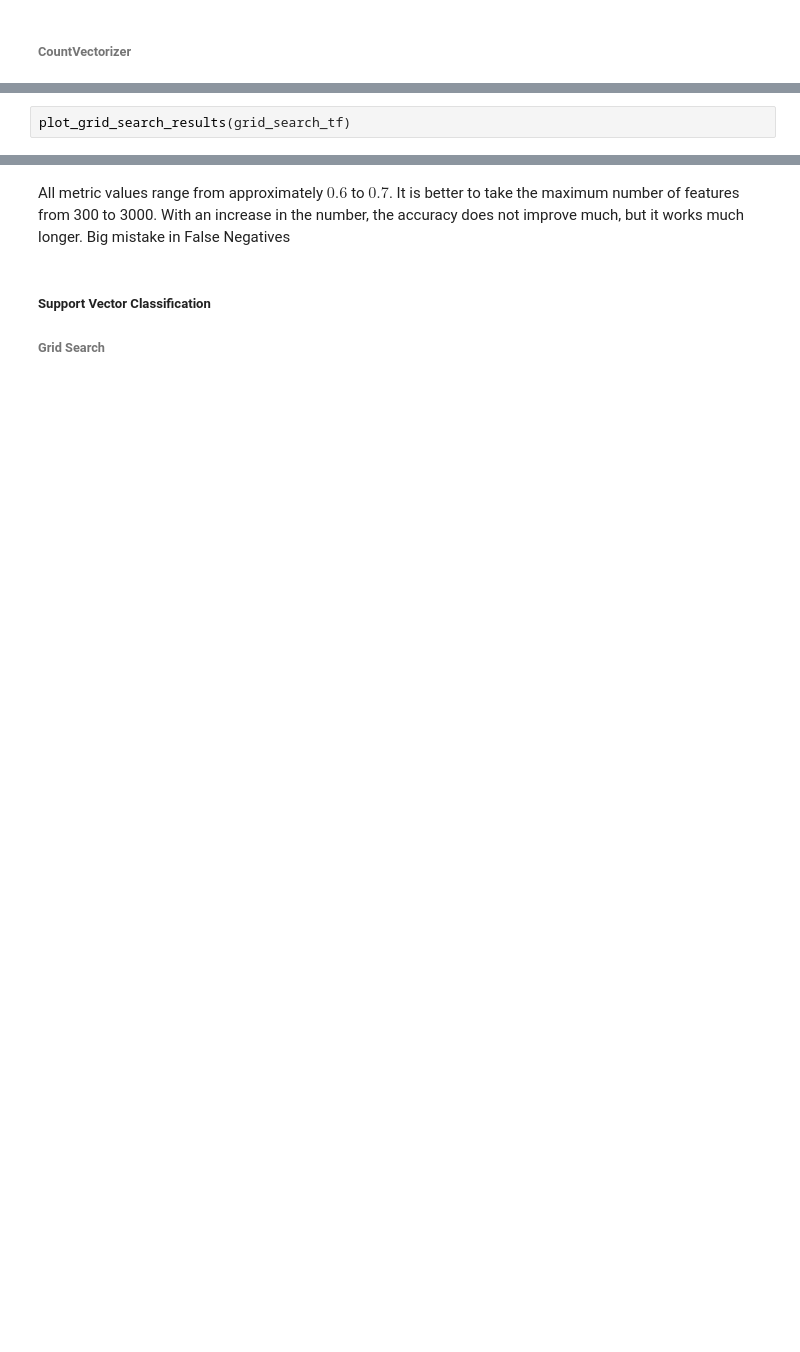
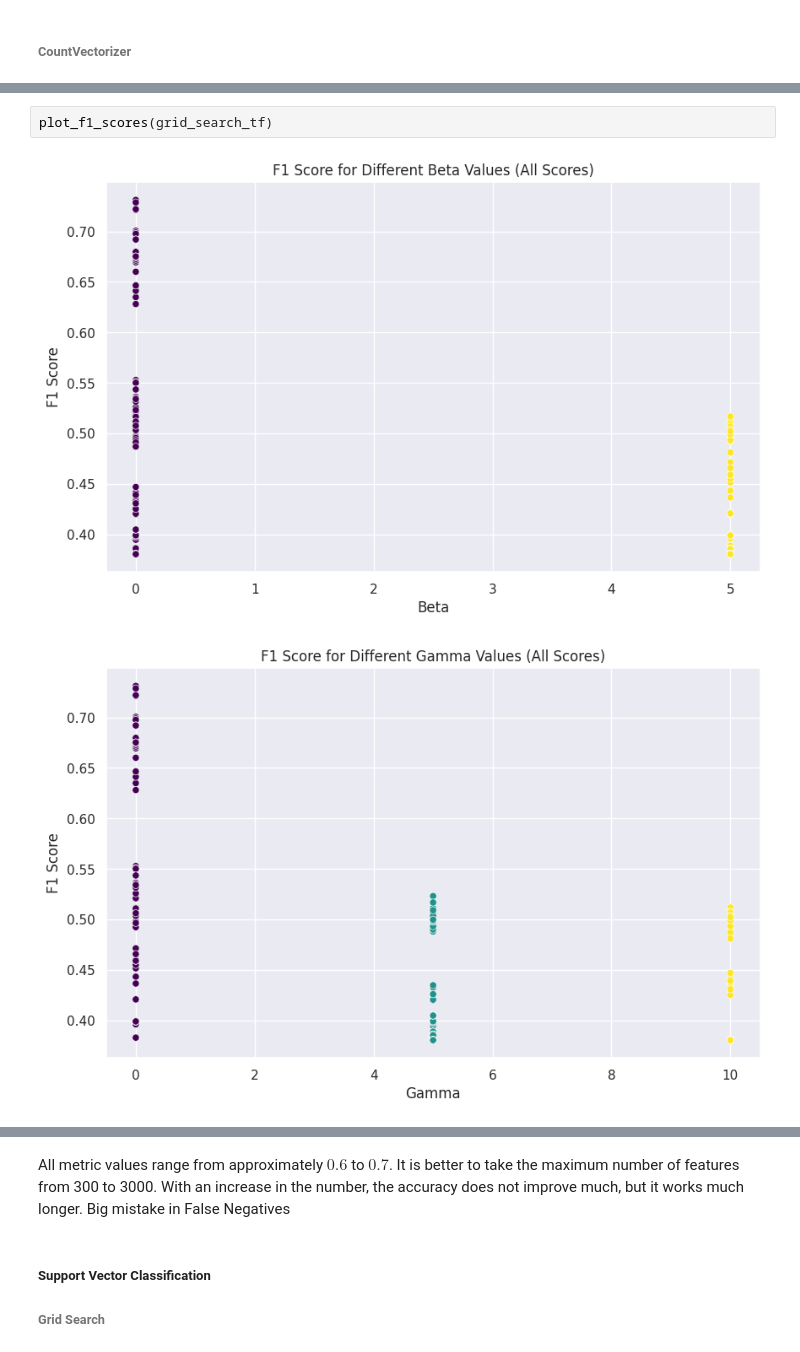
Before and after one commit to yakovlevia/Mathematical-methods-of-data-analysis, a Jupyter notebook: hw3ml_2024_best_ copy 2.ipynb, the cells around one changed output, grey strips where cells are left out. Saved outputs shown, nothing was run; the diff lists cells and outputs as text; blank space fills up the shorter version.

```diff
--- a/hw3ml_2024_best_ copy 2.ipynb
+++ b/hw3ml_2024_best_ copy 2.ipynb
@@ -958,2 +1028,5 @@ print("Best F1 Score:", grid_search_cv.best_score_)
 # %%
-plot_grid_search_results(grid_search_tf)
+plot_f1_scores(grid_search_tf)
+# %% [output]
+[figure, added]
+[figure, added]
```
Also changed, not shown: parts of 31 cells of this notebook, 7 other files.
